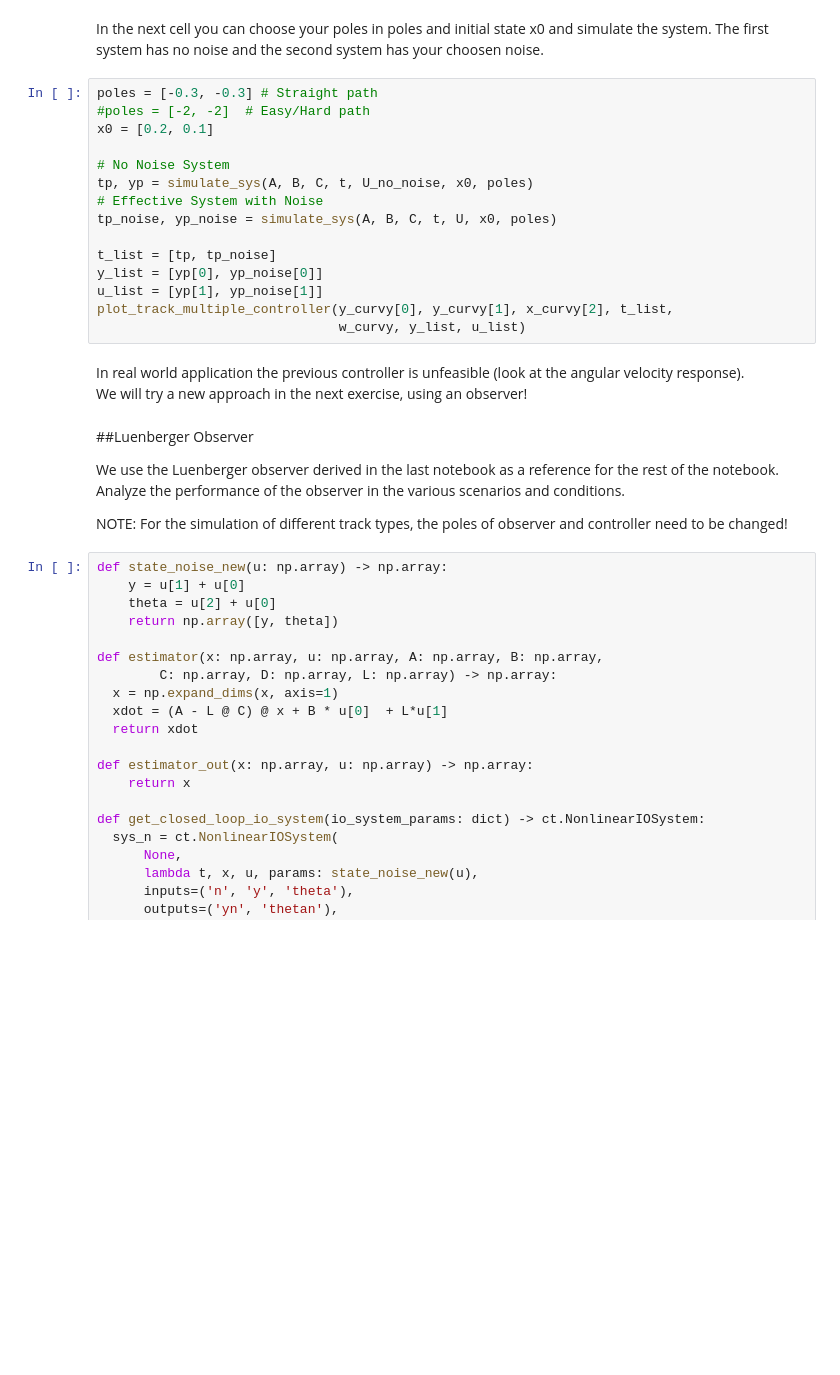
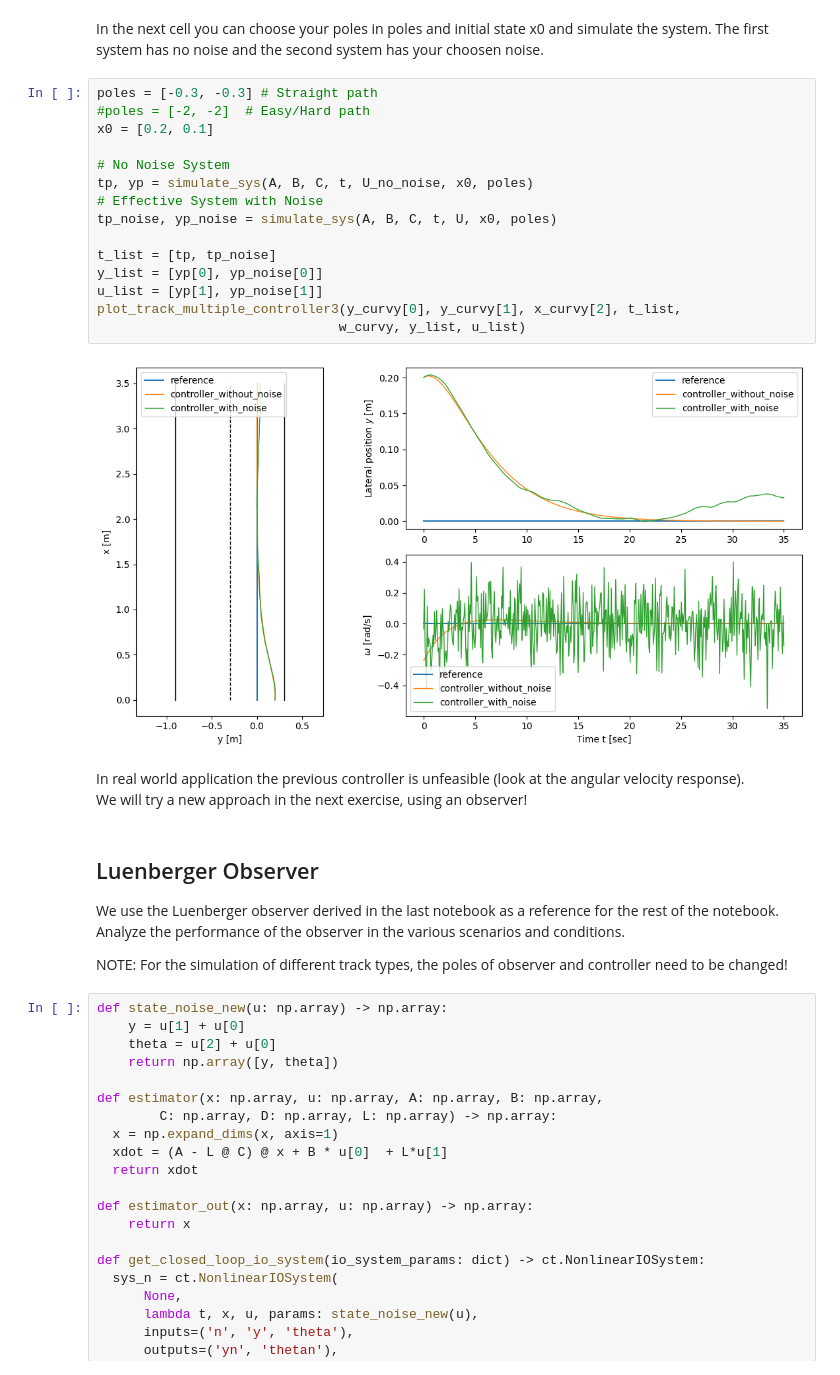
Before and after one commit to idsc-frazzoli/CS2-2024-notebooks, a Jupyter notebook: ps05/CS2-2024-LQG.ipynb, the cells around one changed output. Cells and saved outputs as stored; diff of their text form; blank space fills up the shorter version.

```diff
--- a/ps05/CS2-2024-LQG.ipynb
+++ b/ps05/CS2-2024-LQG.ipynb
@@ -376,23 +293,25 @@ In the next cell you can choose your poles in poles and initial state x0 and sim
 # %%
 poles = [-0.3, -0.3] # Straight path
 #poles = [-2, -2]  # Easy/Hard path
 x0 = [0.2, 0.1]
 
 # No Noise System
 tp, yp = simulate_sys(A, B, C, t, U_no_noise, x0, poles)
 # Effective System with Noise
 tp_noise, yp_noise = simulate_sys(A, B, C, t, U, x0, poles)
 
 t_list = [tp, tp_noise]
 y_list = [yp[0], yp_noise[0]]
 u_list = [yp[1], yp_noise[1]]
-plot_track_multiple_controller(y_curvy[0], y_curvy[1], x_curvy[2], t_list,
+plot_track_multiple_controller3(y_curvy[0], y_curvy[1], x_curvy[2], t_list,
                                w_curvy, y_list, u_list)
+# %% [output]
+[figure, added]
 # %% [markdown]
 In real world application the previous controller is unfeasible (look at the angular velocity response).\
 We will try a new approach in the next exercise, using an observer!
 # %% [markdown]
-##Luenberger Observer
+## Luenberger Observer
 
 We use the Luenberger observer derived in the last notebook as a reference for the rest of the notebook. Analyze the performance of the observer in the various scenarios and conditions.
 
```
Also changed, not shown: parts of 45 cells of this notebook.
